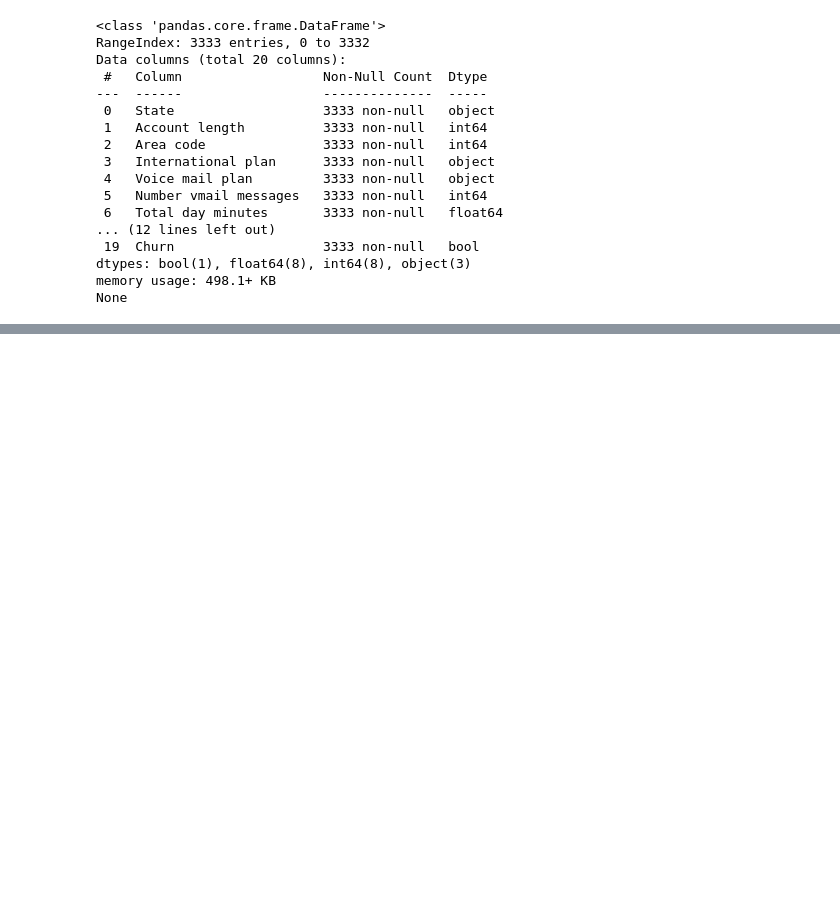
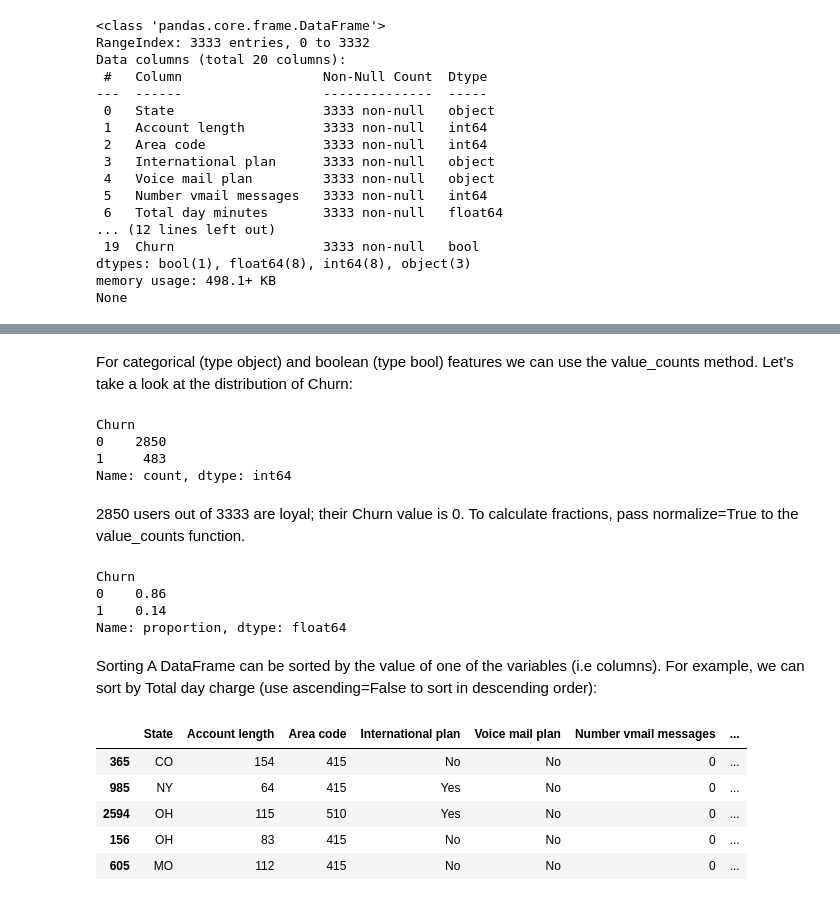
Before and after one commit to harmkenn/Python-Workbooks, a Jupyter notebook: mlcourse.ai/topic1.ipynb, the cells around one changed output, grey strips where cells are left out. Cells and saved outputs as stored; diff of their text form; code cells hidden in the pictures; blank space fills up the shorter version.

```diff
--- a/mlcourse.ai/topic1.ipynb
+++ b/mlcourse.ai/topic1.ipynb
@@ -50,0 +88,30 @@ None
+# %% [markdown]
+For categorical (type object) and boolean (type bool) features we can use the value_counts method. Let’s take a look at the distribution of Churn:
+# %%
+df["Churn"].value_counts()
+# %% [output]
+Churn
+0    2850
+1     483
+Name: count, dtype: int64
+# %% [markdown]
+2850 users out of 3333 are loyal; their Churn value is 0. To calculate fractions, pass normalize=True to the value_counts function.
+# %%
+df["Churn"].value_counts(normalize=True)
+# %% [output]
+Churn
+0    0.86
+1    0.14
+Name: proportion, dtype: float64
+# %% [markdown]
+Sorting
+A DataFrame can be sorted by the value of one of the variables (i.e columns). For example, we can sort by Total day charge (use ascending=False to sort in descending order):
+# %%
+df.sort_values(by="Total day charge", ascending=False).head()
+# %% [output]
+|  | State | Account length | Area code | International plan | Voice mail plan | Number vmail messages | ... |
+| 365 | CO | 154 | 415 | No | No | 0 | ... |
+| 985 | NY | 64 | 415 | Yes | No | 0 | ... |
+| 2594 | OH | 115 | 510 | Yes | No | 0 | ... |
+| 156 | OH | 83 | 415 | No | No | 0 | ... |
+| 605 | MO | 112 | 415 | No | No | 0 | ... |
```
Also changed, not shown: parts of 22 cells of this notebook.
